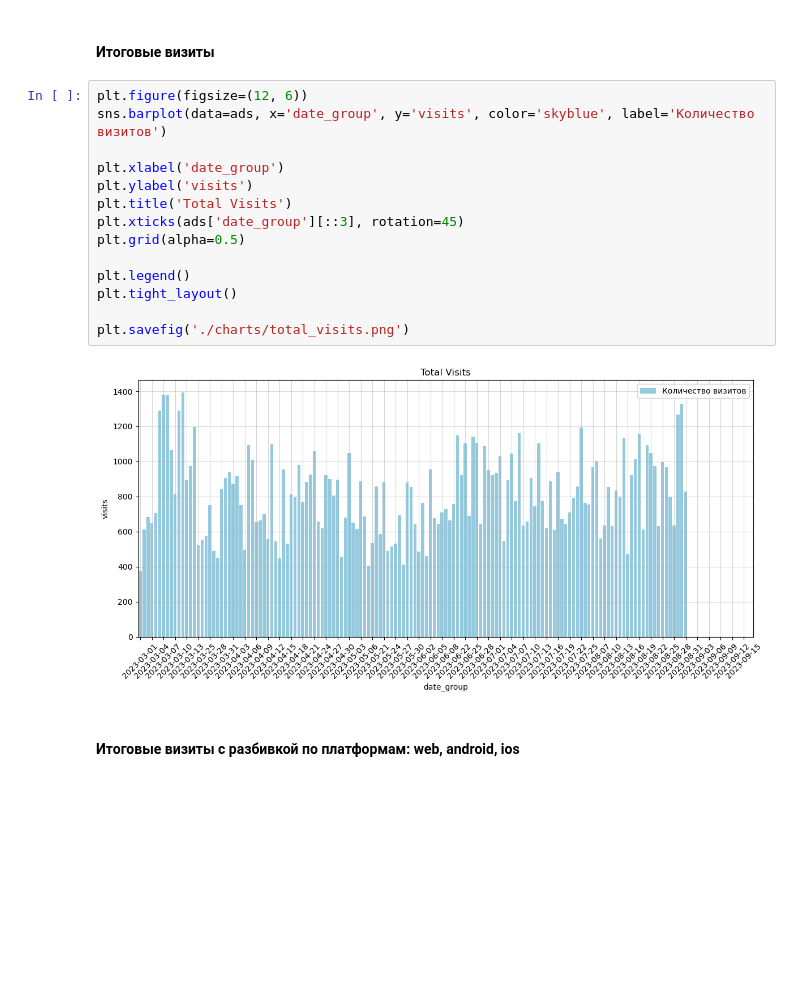
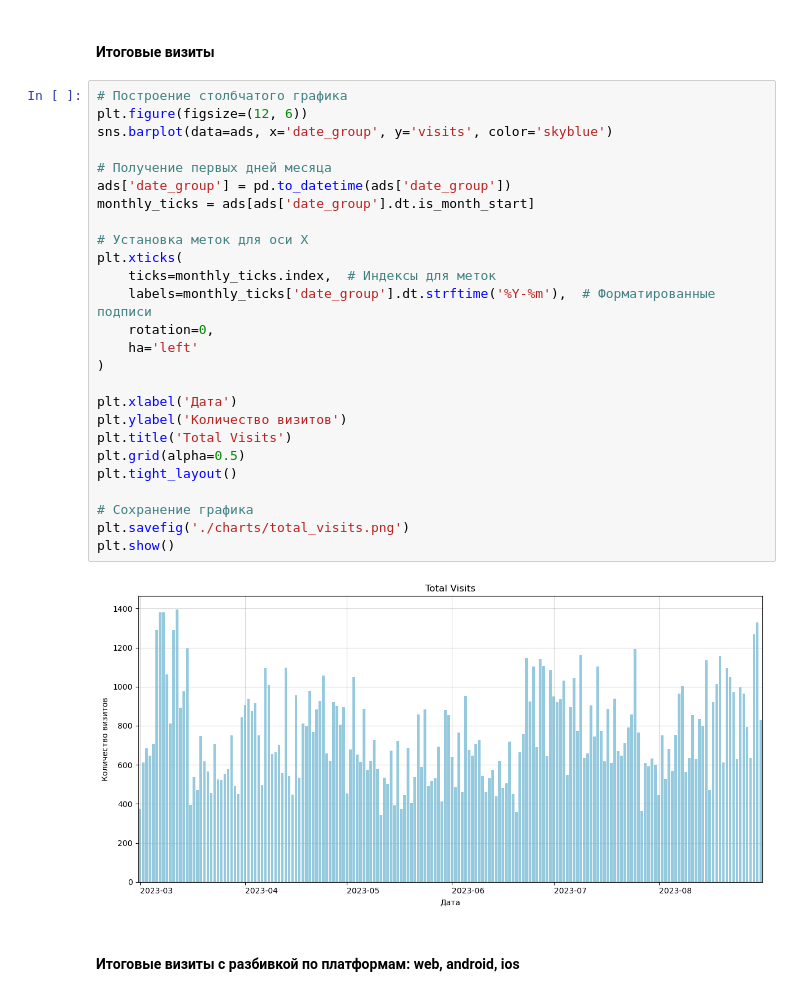
Before and after one commit to Maxim00se/data-analytics-project-100, a Jupyter notebook: data_analysis_notebook.ipynb, the cells around one changed output. Cells and saved outputs as stored; diff of their text form; blank space fills up the shorter version.

```diff
--- a/data_analysis_notebook.ipynb
+++ b/data_analysis_notebook.ipynb
@@ -161,22 +161,34 @@ ads.head()
 ## Шаг 5 - Визуализация.
 # %% [markdown]
 #### Итоговые визиты
-# %%
-plt.figure(figsize=(12, 6))
-sns.barplot(data=ads, x='date_group', y='visits', color='skyblue', label='Количество визитов')
-
-plt.xlabel('date_group')
-plt.ylabel('visits')
-plt.title('Total Visits')
-plt.xticks(ads['date_group'][::3], rotation=45)
-plt.grid(alpha=0.5)
-
-plt.legend()
-plt.tight_layout()
-
-plt.savefig('./charts/total_visits.png')
-# %% [output]
-[figure, removed]
+# %%
+# Построение столбчатого графика
+plt.figure(figsize=(12, 6))
+sns.barplot(data=ads, x='date_group', y='visits', color='skyblue')
+
+# Получение первых дней месяца
+ads['date_group'] = pd.to_datetime(ads['date_group'])
+monthly_ticks = ads[ads['date_group'].dt.is_month_start]
+
+# Установка меток для оси X
+plt.xticks(
+    ticks=monthly_ticks.index,  # Индексы для меток
+    labels=monthly_ticks['date_group'].dt.strftime('%Y-%m'),  # Форматированные подписи
+    rotation=0,
+    ha='left'
+)
+
+plt.xlabel('Дата')
+plt.ylabel('Количество визитов')
+plt.title('Total Visits')
+plt.grid(alpha=0.5)
+plt.tight_layout()
+
+# Сохранение графика
+plt.savefig('./charts/total_visits.png')
+plt.show()
+# %% [output]
+[figure, added]
 # %% [markdown]
 #### Итоговые визиты с разбивкой по платформам: web, android, ios
 # %%
```
Also changed, not shown: parts of 7 cells of this notebook, 6 other files.
